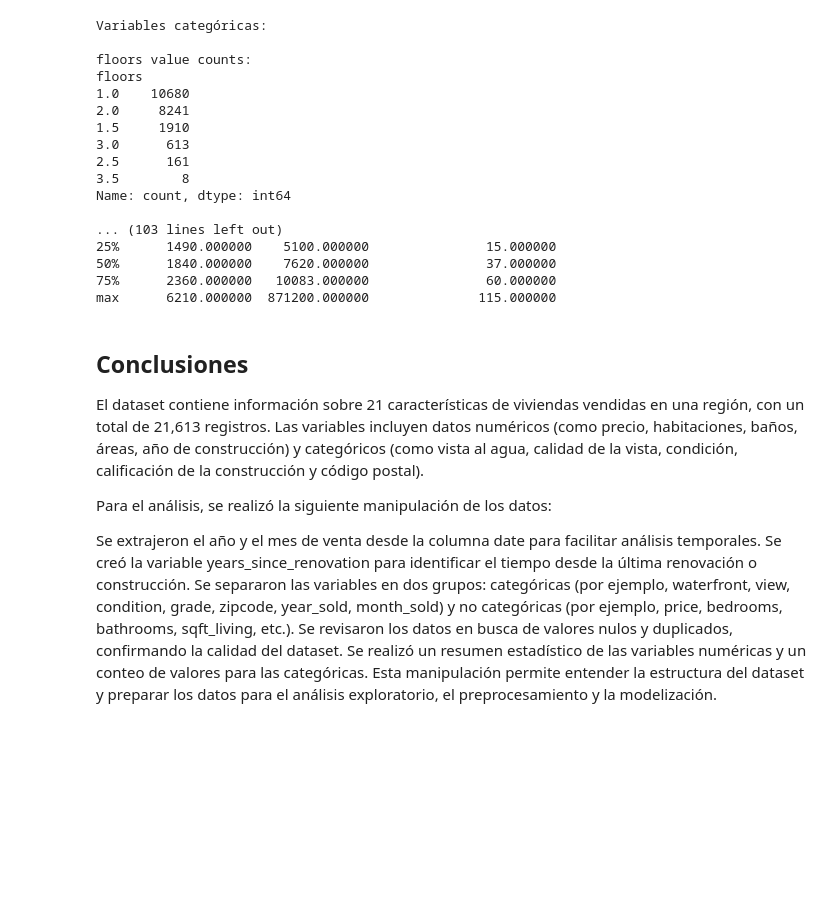
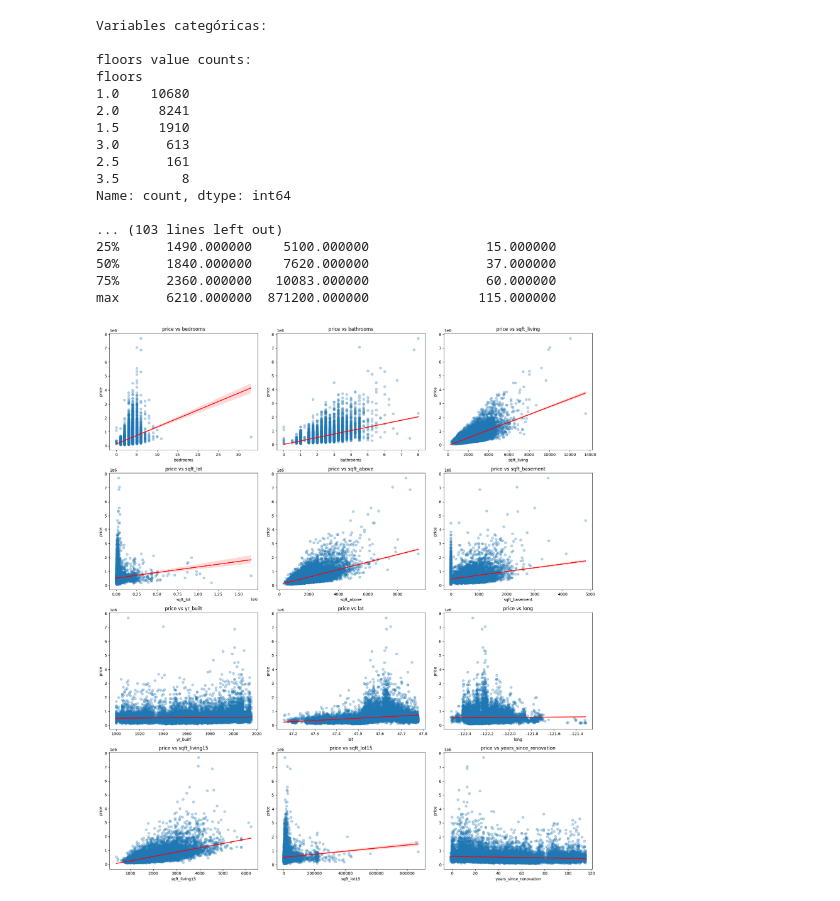
Before and after one commit to lduquefUnal/Analitica, a Jupyter notebook: analitica.ipynb, the cells around one changed output. Drawn from its saved outputs; the diff is of its cells as text; code cells hidden in the pictures; blank space fills up the shorter version.

```diff
--- a/analitica.ipynb
+++ b/analitica.ipynb
@@ -16,7 +15,8 @@ atractivas para inversión? De un ejemplo de una.
 # %%
 import pandas as pd
 
-url = "https://raw.githubusercontent.com/rashida048/Datasets/master/home_data.csv"
+#url = "https://raw.githubusercontent.com/rashida048/Datasets/master/home_data.csv"
+url = "home_data.csv"
 df = pd.read_csv(url)
 print(df.head())
 print(f"Filas: {df.shape[0]}, Columnas: {df.shape[1]}")
@@ -146,15 +157,31 @@ Name: count, dtype: int64
 50%      1840.000000    7620.000000               37.000000
 75%      2360.000000   10083.000000               60.000000
 max      6210.000000  871200.000000              115.000000
-# %% [markdown]
-## Conclusiones
-El dataset contiene información sobre 21 características de viviendas vendidas en una región, con un total de 21,613 registros. Las variables incluyen datos numéricos (como precio, habitaciones, baños, áreas, año de construcción) y categóricos (como vista al agua, calidad de la vista, condición, calificación de la construcción y código postal).
-
-Para el análisis, se realizó la siguiente manipulación de los datos:
-
-Se extrajeron el año y el mes de venta desde la columna date para facilitar análisis temporales.
-Se creó la variable years_since_renovation para identificar el tiempo desde la última renovación o construcción.
-Se separaron las variables en dos grupos: categóricas (por ejemplo, waterfront, view, condition, grade, zipcode, year_sold, month_sold) y no categóricas (por ejemplo, price, bedrooms, bathrooms, sqft_living, etc.).
-Se revisaron los datos en busca de valores nulos y duplicados, confirmando la calidad del dataset.
-Se realizó un resumen estadístico de las variables numéricas y un conteo de valores para las categóricas.
-Esta manipulación permite entender la estructura del dataset y preparar los datos para el análisis exploratorio, el preprocesamiento y la modelización.
+# %%
+import seaborn as sns
+import matplotlib.pyplot as plt
+from sklearn.linear_model import LinearRegression
+import numpy as np
+
+# Graficar precio vs cada variable no categórica con regresión lineal
+fig, axes = plt.subplots(nrows=4, ncols=3, figsize=(18, 20))
+axes = axes.flatten()
+
+for i, col in enumerate([c for c in no_categoricas if c != 'price']):
+    ax = axes[i]
+    x = df[col].values.reshape(-1, 1)
+    y = df['price'].values
+    # Scatter plot y ajuste de regresión lineal con seaborn
+    sns.regplot(x=df[col], y=df['price'], scatter_kws={'alpha':0.3}, line_kws={'color':'red', 'linewidth':2}, ax=ax)
+    ax.set_title(f'price vs {col}')
+    ax.set_xlabel(col)
+    ax.set_ylabel('price')
+
+# Eliminar ejes vacíos si hay menos de 12 variables
+for j in range(i+1, len(axes)):
+    fig.delaxes(axes[j])
+
+plt.tight_layout()
+plt.show()
+# %% [output]
+[figure, added]
```
Also changed, not shown: parts of 21 cells of this notebook, 2 other files.
